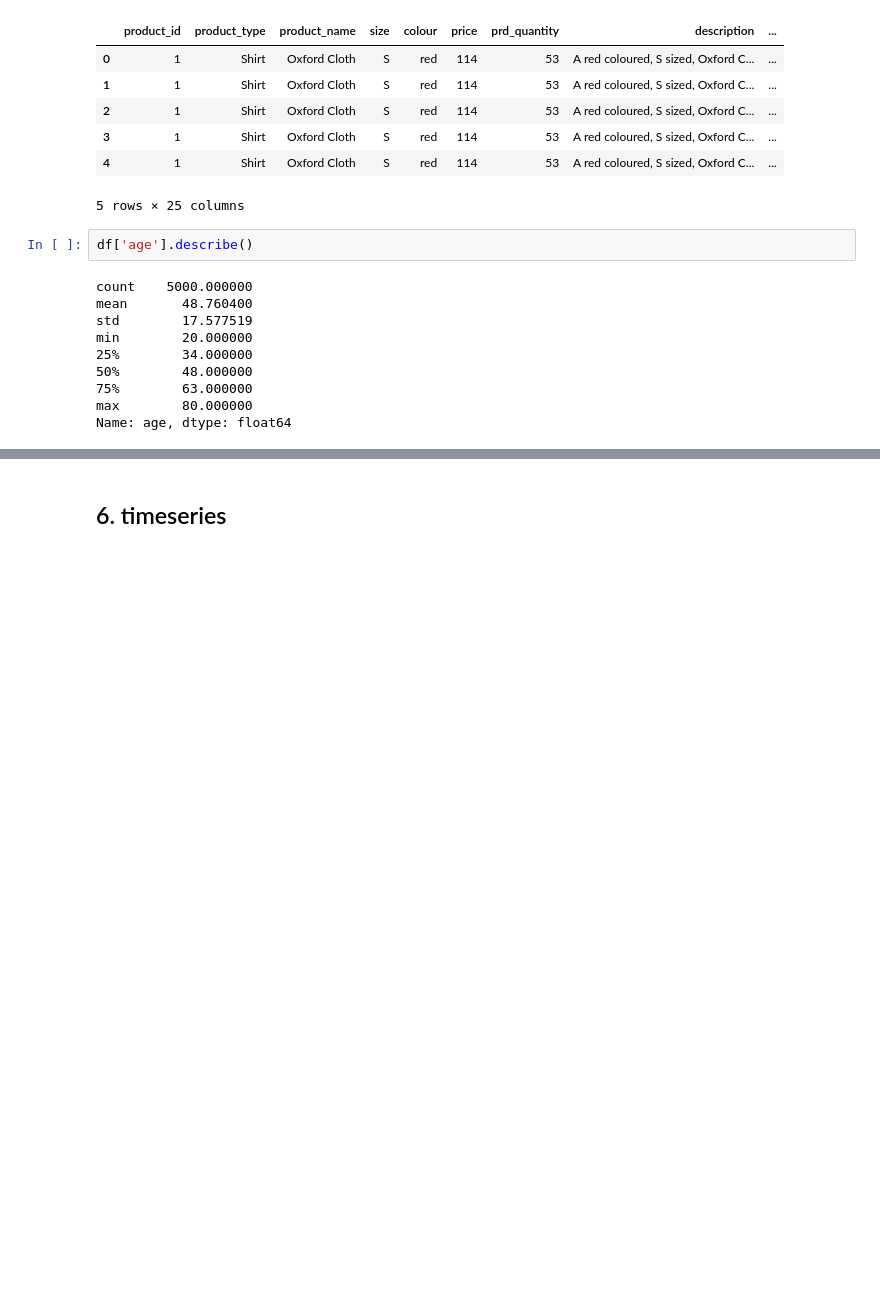
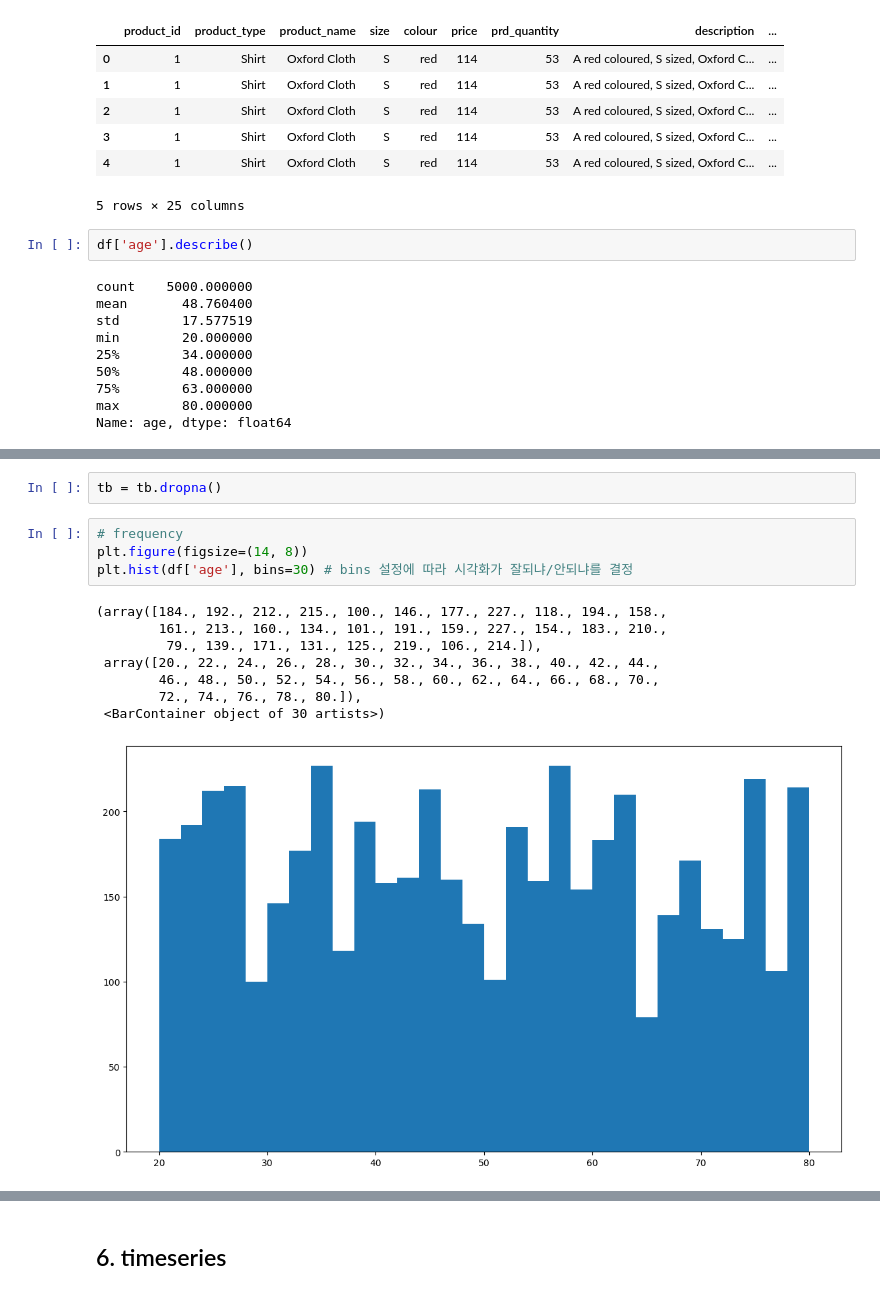
Before and after one commit to sainthm/pseudo_lab, a Jupyter notebook: week_6/Introduction_to_data_visualization_with_matplotlib.ipynb, the cells around one changed output, grey strips where cells are left out. Cells and saved outputs as stored; diff of their text form; blank space fills up the shorter version.

```diff
--- a/week_6/Introduction_to_data_visualization_with_matplotlib.ipynb
+++ b/week_6/Introduction_to_data_visualization_with_matplotlib.ipynb
@@ -571,0 +620,15 @@ df[df['age'] == 80]
+# %%
+tb = tb.dropna()
+# %%
+# frequency
+plt.figure(figsize=(14, 8))
+plt.hist(df['age'], bins=30) # bins 설정에 따라 시각화가 잘되냐/안되냐를 결정
+# %% [output]
+(array([184., 192., 212., 215., 100., 146., 177., 227., 118., 194., 158.,
+        161., 213., 160., 134., 101., 191., 159., 227., 154., 183., 210.,
+         79., 139., 171., 131., 125., 219., 106., 214.]),
+ array([20., 22., 24., 26., 28., 30., 32., 34., 36., 38., 40., 42., 44.,
+        46., 48., 50., 52., 54., 56., 58., 60., 62., 64., 66., 68., 70.,
+        72., 74., 76., 78., 80.]),
+ <BarContainer object of 30 artists>)
+[figure, added]
```
Also changed, not shown: parts of 29 cells of this notebook, 1 other file.
